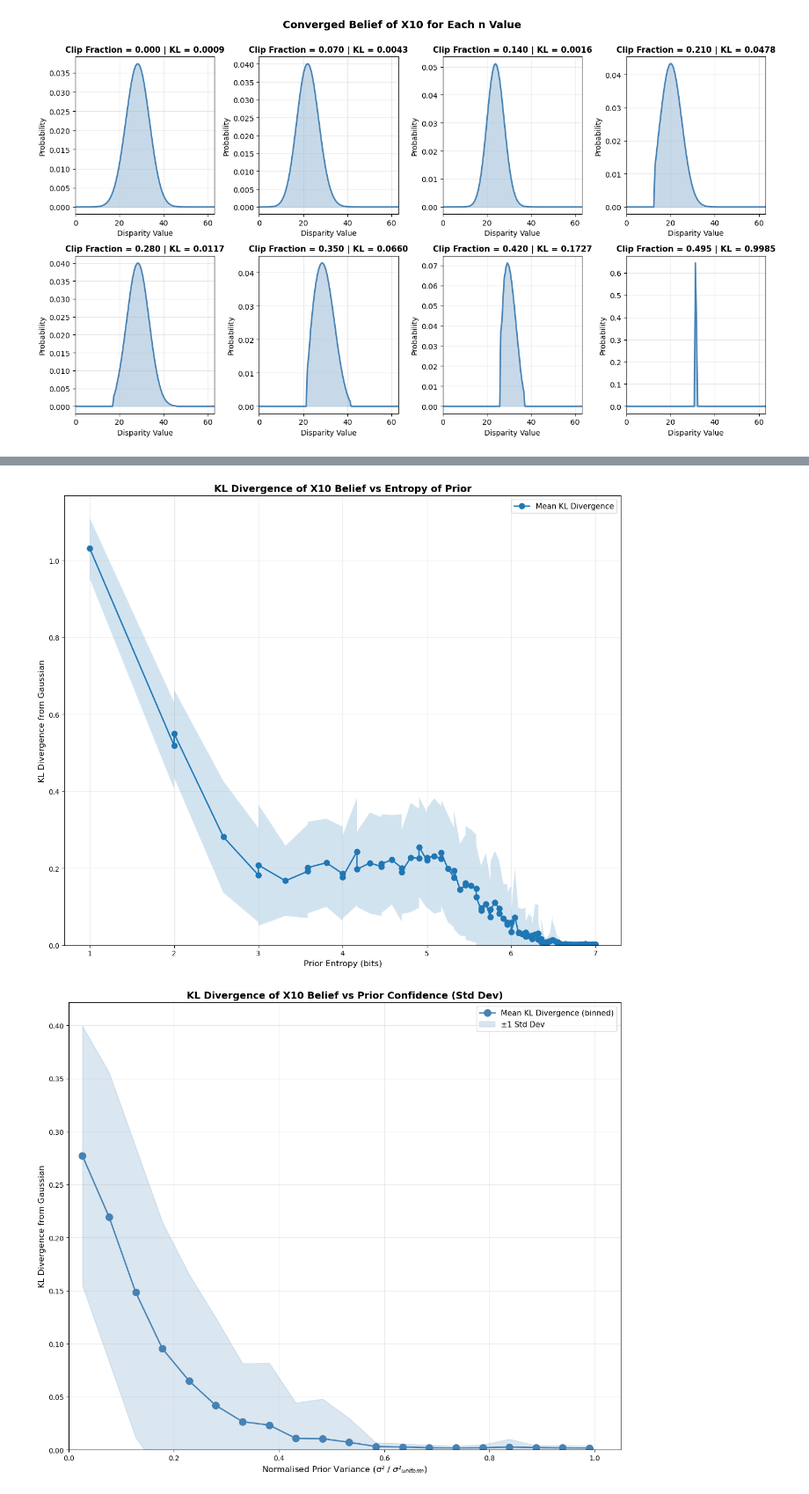
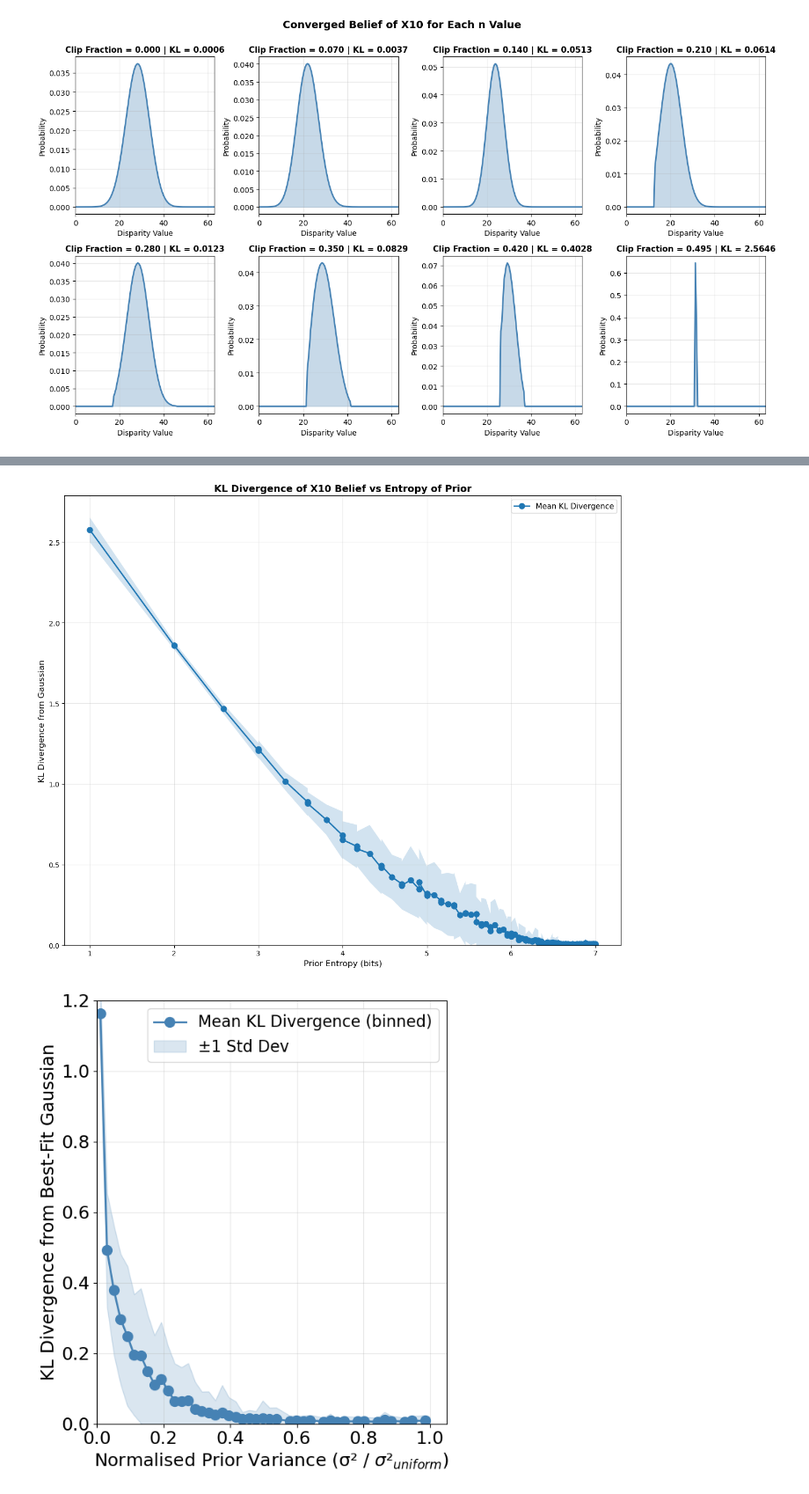
Before and after one commit to tyates97/gbp_clt, a Jupyter notebook: prior_strength_experiment_unif.ipynb, the cells around one changed output, grey strips where cells are left out. Shown at 88% size. Saved outputs shown, nothing was run; the diff lists cells and outputs as text; code cells hidden in the pictures.

```diff
--- a/prior_strength_experiment_unif.ipynb
+++ b/prior_strength_experiment_unif.ipynb
@@ -31,6 +31,7 @@ clip_fractions = np.linspace(0.0, 0.495, num=100)
 prior_noise_smoothing_width = 5.0
 
 # Experiment parameters
+min_gaussian_bin_width = 10
 num_variables = 20
 num_seeds = 100
 # %%
@@ -71,7 +72,7 @@ def create_clipped_uniform(clip_fraction):
 def optimise_gaussian_kl_robust(y_values, x_values):
     """Find Gaussian that minimizes KL divergence from target_belief"""
     bin_width = (x_values[-1] - x_values[0]) / len(x_values)
-    sigma_min = 2*bin_width
+    sigma_min = min_gaussian_bin_width*bin_width
     sigma_max = (x_values[-1] - x_values[0]) * 10.0
     num_sigma_steps = 100
 
@@ -349,7 +350,7 @@ ax.legend(fontsize=11)
 plt.tight_layout()
 plt.show()
 # %% [output]
-[figure, old version]
+[figure, new version]
 # %%
 # # Cell 8: Plot KL Divergence against Standard Deviation
 
@@ -413,7 +414,7 @@ mean_kl_sorted = mean_kl[::-1]
 std_kl_sorted = std_kl[::-1]
 
 # Bin the data for smoother visualization
-num_bins = 20
+num_bins = 50
 bin_edges = np.linspace(normalised_std_dev_sorted.min(), normalised_std_dev_sorted.max(), num_bins + 1)
 bin_centers = (bin_edges[:-1] + bin_edges[1:]) / 2
 binned_kl = []
@@ -424,37 +425,43 @@ for i in range(num_bins):
     if np.any(mask):
         binned_kl.append(np.mean(mean_kl_sorted[mask]))
         binned_std.append(np.sqrt(np.mean(std_kl_sorted[mask]**2)))  # RMS of std devs
     else:
         binned_kl.append(np.nan)
         binned_std.append(np.nan)
 
 binned_kl = np.array(binned_kl)
 binned_std = np.array(binned_std)
 
 # Remove NaN bins
 valid_mask = ~np.isnan(binned_kl)
 bin_centers = bin_centers[valid_mask]
 binned_kl = binned_kl[valid_mask]
 binned_std = binned_std[valid_mask]
 
 # Plot KL divergence vs Standard Deviation
-fig, ax = plt.subplots(1, 1, figsize=(12, 10))
+FIG_SIZE = (6, 7)
+AXIS_FONT = 18
+TICK_FONT = 18
+LEGEND_FONT = 16
+
+fig, ax = plt.subplots(1, 1, figsize=FIG_SIZE)
 
 # Plot binned data
 ax.plot(bin_centers, binned_kl, 'o-', linewidth=2, markersize=10, label='Mean KL Divergence (binned)', color='steelblue')
 ax.fill_between(bin_centers, binned_kl - binned_std, binned_kl + binned_std, alpha=0.2, color='steelblue', label='±1 Std Dev')
 
-ax.set_xlabel('Normalised Prior Variance (σ² / $σ²_{uniform}$)', fontsize=12)
-ax.set_ylabel('KL Divergence from Gaussian', fontsize=12)
-ax.set_title('KL Divergence of X10 Belief vs Prior Confidence (Std Dev)', fontsize=14, fontweight='bold')
+ax.set_xlabel('Normalised Prior Variance (σ² / $σ²_{uniform}$)', fontsize=AXIS_FONT)
+ax.set_ylabel('KL Divergence from Best-Fit Gaussian', fontsize=AXIS_FONT)
+# ax.set_title('KL Divergence of X10 Belief vs Prior Confidence (Std Dev)', fontsize=14, fontweight='bold')
 
 ax.set_xlim([0, 1.05])
-ax.set_ylim(bottom=0)
+ax.set_ylim(bottom=0, top=1.2)
 ax.grid(True, alpha=0.3)
-ax.legend(fontsize=11)
+ax.legend(fontsize=LEGEND_FONT)
+ax.tick_params(axis='both', labelsize=TICK_FONT)
 
 plt.tight_layout()
 plt.savefig('kl_divergence_vs_variance.svg', format='svg', dpi=300, bbox_inches='tight')
 plt.show()
 # %% [output]
-[figure, old version]
+[figure, new version]
```
Also changed, not shown: parts of 2 cells of this notebook, 4 other files.
